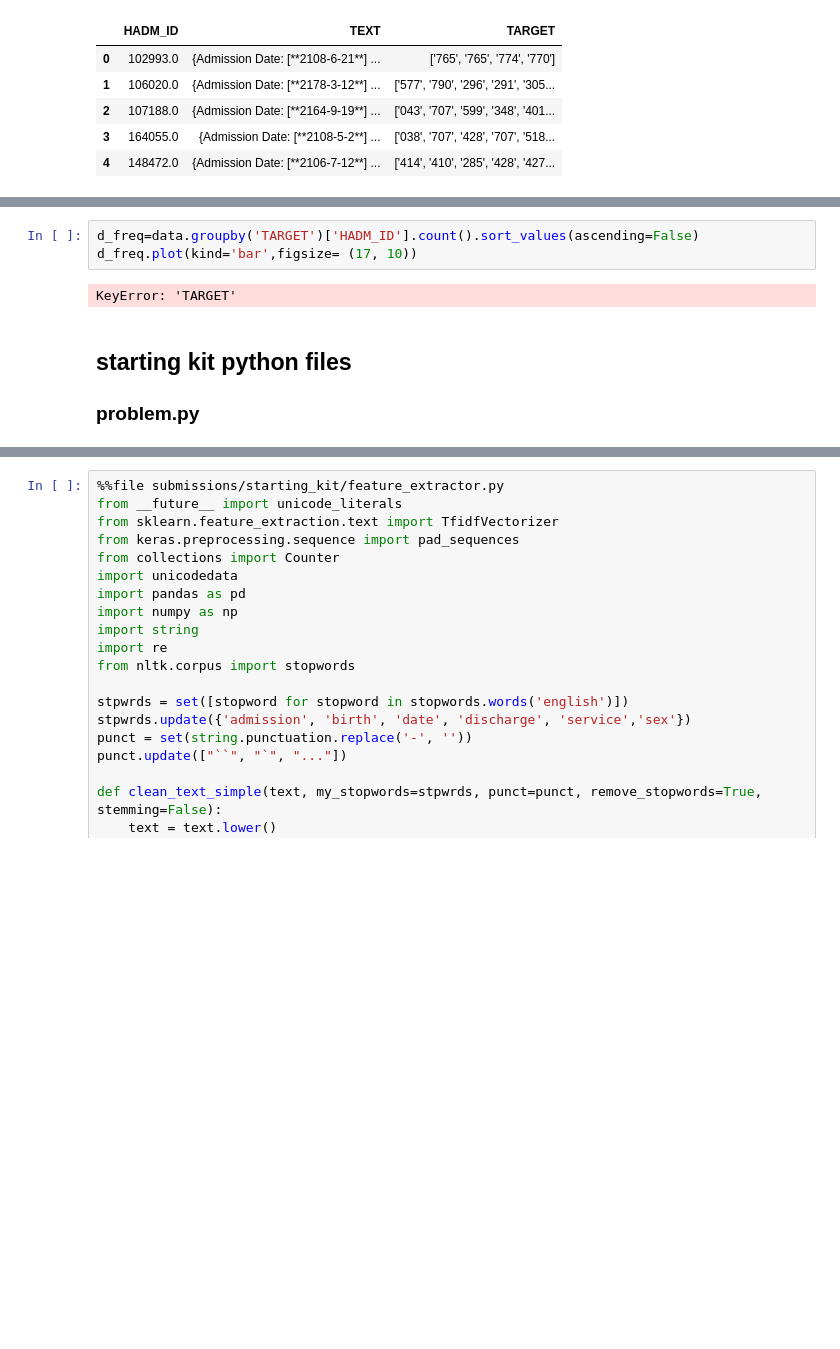
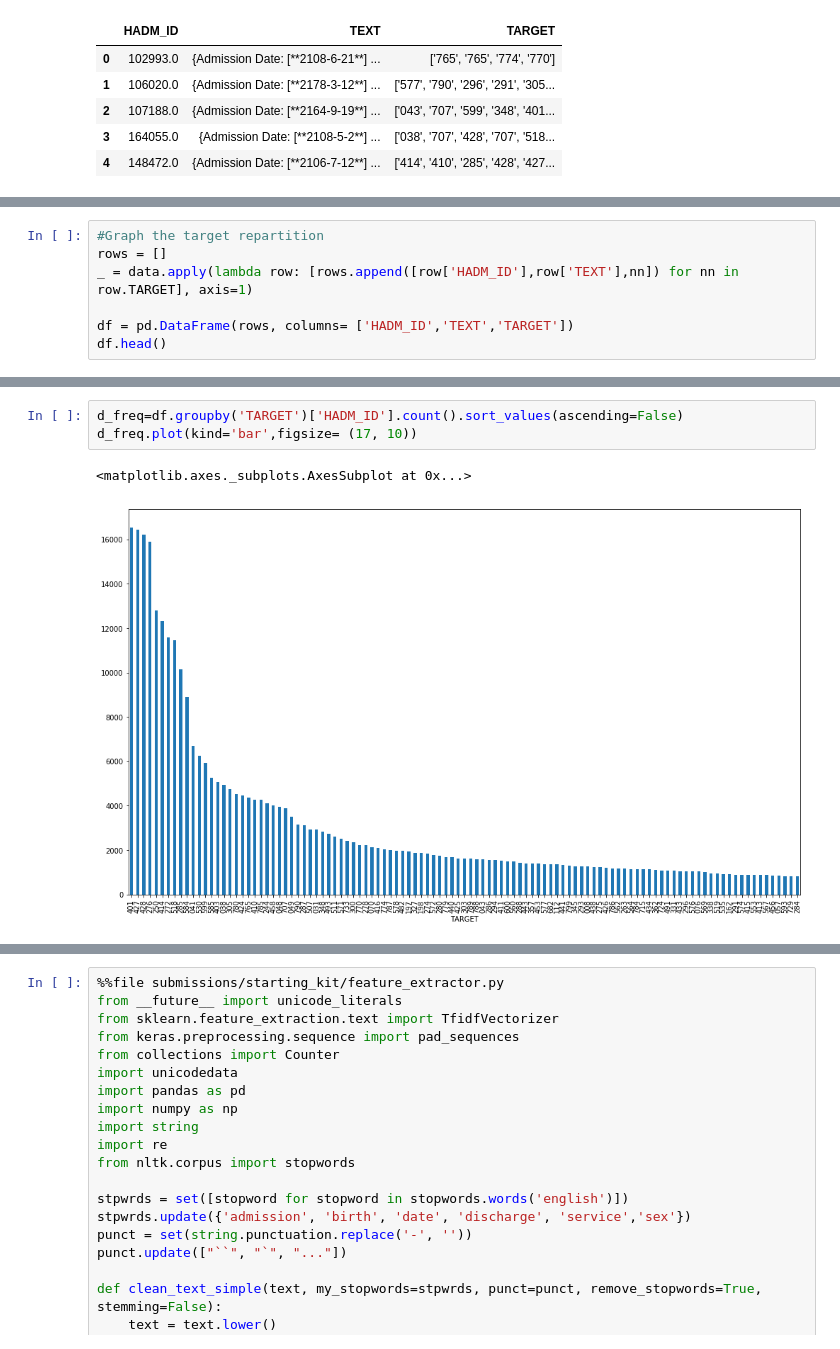
Before and after one commit to RemiFlicoteauxMasterDS/starting_kit_mimic_icd, a Jupyter notebook: mimic_icd9_classification.ipynb, the cells around one changed output, grey strips where cells are left out. Cells and saved outputs as stored; diff of their text form; blank space fills up the shorter version.

```diff
--- a/mimic_icd9_classification.ipynb
+++ b/mimic_icd9_classification.ipynb
@@ -78,0 +79,7 @@ data
+# %%
+#Graph the target repartition
+rows = []
+_ = data.apply(lambda row: [rows.append([row['HADM_ID'],row['TEXT'],nn]) for nn in row.TARGET], axis=1)
+
+df = pd.DataFrame(rows, columns= ['HADM_ID','TEXT','TARGET'])
+df.head()
@@ -79,9 +93,6 @@ data
 # %%
-d_freq=data.groupby('TARGET')['HADM_ID'].count().sort_values(ascending=False)
+d_freq=df.groupby('TARGET')['HADM_ID'].count().sort_values(ascending=False)
 d_freq.plot(kind='bar',figsize= (17, 10))
 # %% [output]
-KeyError: 'TARGET'
+<matplotlib.axes._subplots.AxesSubplot at 0x...>
+[figure, added]
-# %% [markdown]
-## starting kit python files
-
-### problem.py
```
Also changed, not shown: parts of 9 cells of this notebook, 1 other file.
